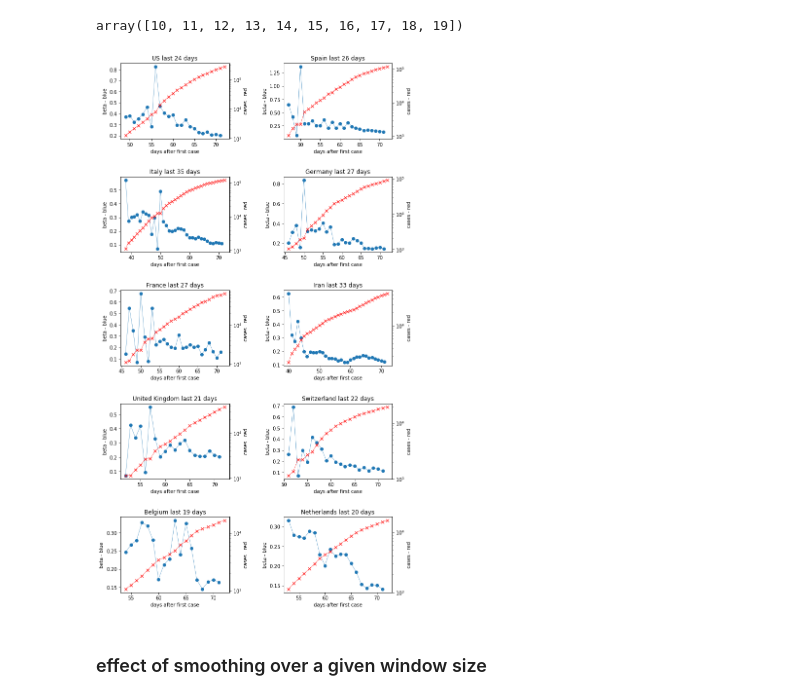
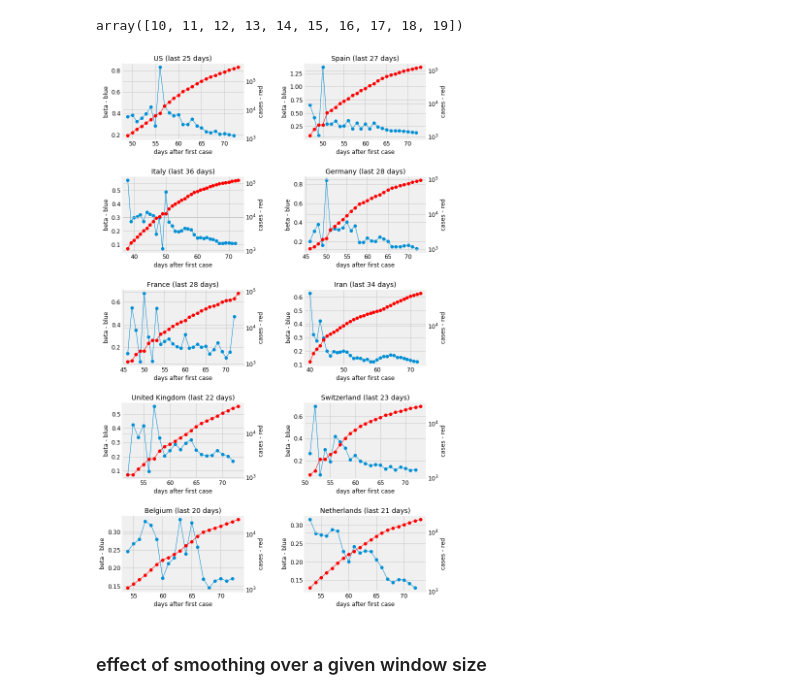
Before and after one commit to facebookresearch/covid19_spread, a Jupyter notebook: sir_variations/beta_stats.ipynb, the cells around one changed output. Saved outputs shown, nothing was run; the diff lists cells and outputs as text; code cells hidden in the pictures.

Commit message:
update plots

```diff
--- a/sir_variations/beta_stats.ipynb
+++ b/sir_variations/beta_stats.ipynb
@@ -7,3 +1,20 @@ import matplotlib.pyplot as plt
+# %%
+import datetime
+import pandas as pd
+import numpy as np
+import matplotlib.pyplot as plt
+import matplotlib as mpl
+plt.style.use('fivethirtyeight')
+mpl.rcParams['figure.dpi'] = 300
+mpl.rcParams['figure.dpi'] = 300
+mpl.rcParams['axes.spines.left'] = True
+mpl.rcParams['axes.spines.right'] = False
+mpl.rcParams['axes.spines.top'] = False
+mpl.rcParams['axes.spines.bottom'] = True
+mpl.rc('xtick', labelsize=12)
+mpl.rc('ytick', labelsize=12)
+
+%matplotlib inline
 # %% [markdown]
 # Load JHU data
 # %%
@@ -82,28 +93,28 @@ np.arange(10,20)
 # %% [output]
 array([10, 11, 12, 13, 14, 15, 16, 17, 18, 19])
 # %%
-fig, axs = plt.subplots(5, 2, figsize=(10, 20))
+fig, axs = plt.subplots(5, 2, figsize=(10, 20), facecolor='w')
 fig.subplots_adjust(hspace = 0.5, wspace=0.5)
 
 axs = axs.ravel()
 
 for j, country in enumerate(countries):
     i, beta, t_init = process_cases(country)
 
     x_ = np.arange(t_init, t_init + len(i))
 
-    axs[j].set_title(country + ' last {} days'.format(len(i)))
-    axs[j].set_xlabel('days after first case')
-    axs[j].set_ylabel('beta - blue')
-    axs[j].plot(x_[:-1], beta, marker='o', lw=0.5)
+    axs[j].set_title(country + ' (last {} days)'.format(len(i)), fontsize=14)
+    axs[j].set_xlabel('days after first case', fontsize=12)
+    axs[j].set_ylabel('beta - blue', fontsize=12)
+    axs[j].plot(x_[:-1], beta, marker='o', lw=1, label='beta')
 
     ax2 = axs[j].twinx()
-    ax2.set_ylabel('cases - red')
-    ax2.plot(x_, i, c='r', marker='x', lw=0.5)
+    ax2.set_ylabel('cases - red', fontsize=12)
+    ax2.plot(x_, i, c='r', marker='o', lw=1, label='cases')
 
     ax2.set_yscale('log')
 # %% [output]
-[figure, old version]
+[figure, new version]
 # %% [markdown]
 ### effect of smoothing over a given window size
 # %%
```
Also changed, not shown: parts of 5 cells of this notebook.
